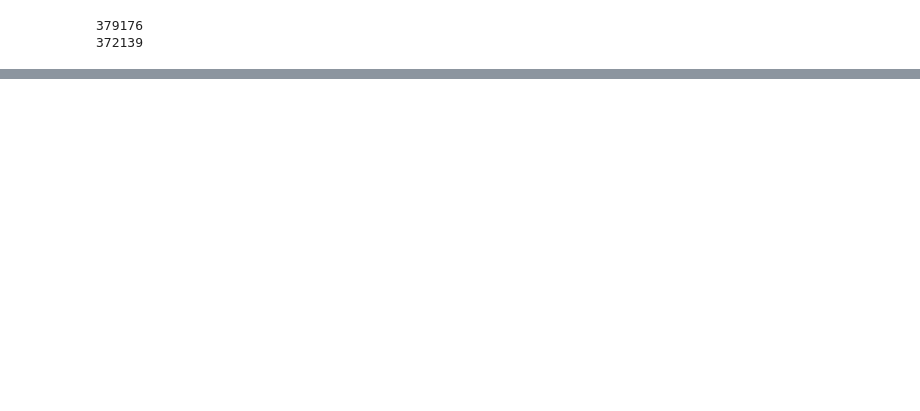
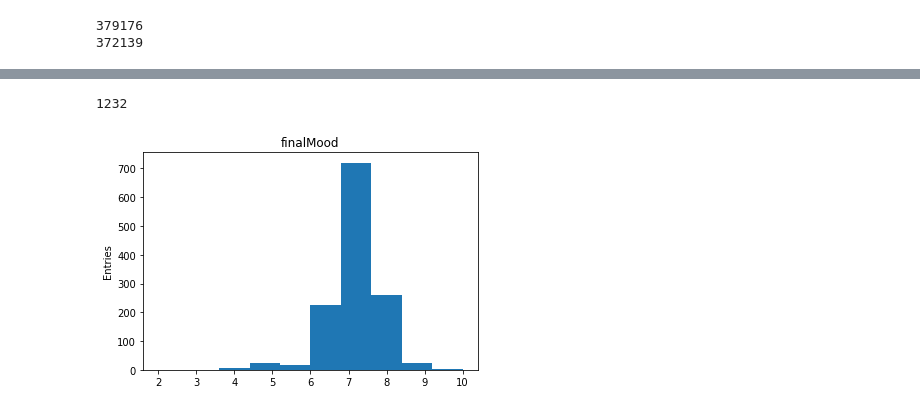
Before and after one commit to levrex/AppMoodPrediction, a Jupyter notebook: Datamining_Mood.ipynb, the cells around one changed output, grey strips where cells are left out. Drawn from its saved outputs; the diff is of its cells as text; code cells hidden in the pictures; blank space fills up the shorter version.

```diff
--- a/Datamining_Mood.ipynb
+++ b/Datamining_Mood.ipynb
@@ -266,0 +287,15 @@ rolling_df = temp_df_unstack[['activity', 'appCat.builtin', 'appCat.communicatio
+# %%
+print('Nr entries with available label:', len(temp_df_2[((~temp_df_2['final_mood'].isna()) & (~temp_df_2['mood'].isna()))]))
+print('Nr of entries with missing label:', len(temp_df_2[((temp_df_2['final_mood'].isna()) | (temp_df_2['mood'].isna()))]))
+temp_df_2.to_csv(r'data/prep_aggregated_raw.csv', index = False, header=True)
+temp_df_2[((~temp_df_2['final_mood'].isna()) & (~temp_df_2['mood'].isna()))].to_csv(r'data/prep_aggregated_noNan.csv', index = False, header=True)
+# %% [output]
+1232
+# %%
+from collections import Counter
+
+x = temp_df_2['final_mood']
+plt.hist(x, bins=10)
+plt.gca().set(title='finalMood', ylabel='Entries');
+# %% [output]
+[figure, added]
```
Also changed, not shown: parts of 30 cells of this notebook, 6 other files.
